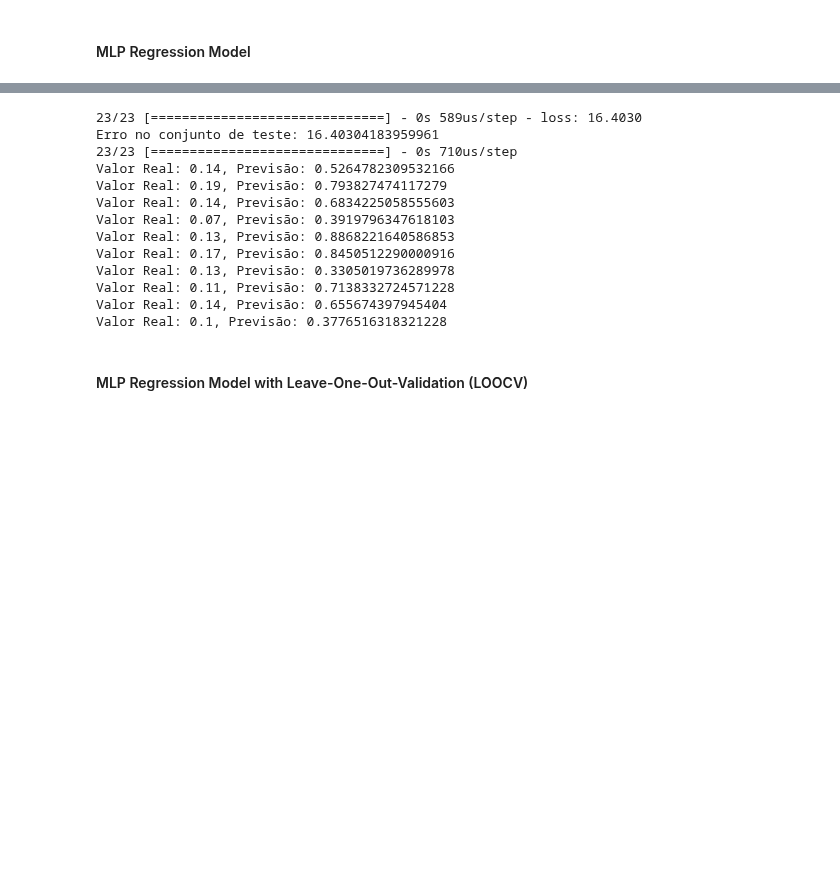
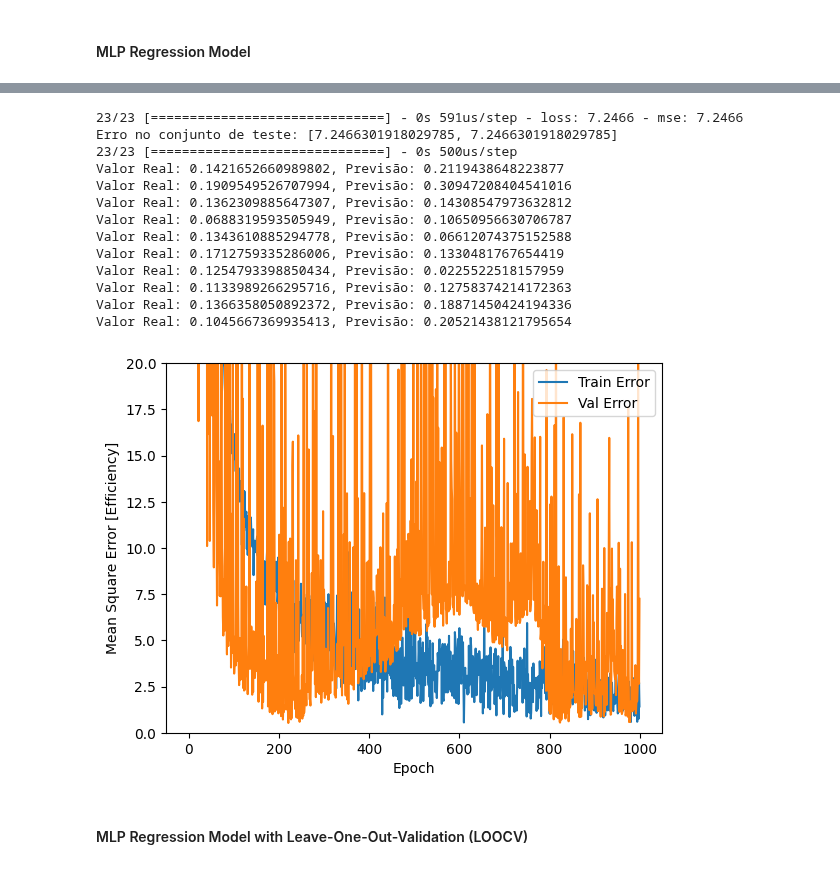
Before and after one commit to matheusslr/pascal-model-tcc, a Jupyter notebook: train.ipynb, the cells around one changed output, grey strips where cells are left out. Cells and saved outputs as stored; diff of their text form; code cells hidden in the pictures; blank space fills up the shorter version.

Commit message:
feat: new models

```diff
--- a/train.ipynb
+++ b/train.ipynb
@@ -17,7 +19,7 @@ from sklearn.metrics import mean_squared_error
 # %%
 df_clean = pd.read_csv("dataset/clean_data.csv")
 
-df_clean = df_clean.round(decimals=2)
+# df_clean = df_clean.round(decimals=2)
 
 # df_clean['cores'] = df_clean['cores']/df_clean['cores'].max()
 df_clean['input'] = df_clean['input']/df_clean['input'].max()
@@ -40,15 +42,16 @@ X_train, X_test, y_train, y_test = train_test_split(X, y, test_size=0.30, random
 learning_rate = 0.00001
 input_shape = (X_train.shape[1],)
 
-# callback = EarlyStopping(monitor="loss", patience=20)
+# callback = EarlyStopping(monitor="loss", patience=30)
 
 model = tf.keras.Sequential()
-model.add(tf.keras.layers.Dense(16, activation='relu', input_shape = input_shape))
-model.add(tf.keras.layers.Dense(8, activation='relu'))
+model.add(tf.keras.layers.Dense(64, activation='relu', input_shape = input_shape))
+model.add(tf.keras.layers.Dense(64, activation='relu'))
 model.add(tf.keras.layers.Dense(1, activation='linear'))
 
-# Compile the model
-model.compile(optimizer='adam', loss='mean_squared_error')
+optimizer = tf.keras.optimizers.RMSprop(0.001)
+
+model.compile(optimizer=optimizer, loss='mse', metrics=['mse'])
 
 history = model.fit(X_train, y_train, batch_size=32, epochs=1000, verbose=2, validation_data=(X_test, y_test))
 # %% [output]
@@ -78,19 +81,39 @@ predictions = model.predict(X_test)
 for i in range(10):
     print(f'Valor Real: {y_test[i]}, Previsão: {predictions[i][0]}')
 # %% [output]
-23/23 [==============================] - 0s 589us/step - loss: 16.4030
-Erro no conjunto de teste: 16.40304183959961
-23/23 [==============================] - 0s 710us/step
-Valor Real: 0.14, Previsão: 0.5264782309532166
-Valor Real: 0.19, Previsão: 0.793827474117279
-Valor Real: 0.14, Previsão: 0.6834225058555603
-Valor Real: 0.07, Previsão: 0.3919796347618103
-Valor Real: 0.13, Previsão: 0.8868221640586853
-Valor Real: 0.17, Previsão: 0.8450512290000916
-Valor Real: 0.13, Previsão: 0.3305019736289978
-Valor Real: 0.11, Previsão: 0.7138332724571228
-Valor Real: 0.14, Previsão: 0.655674397945404
-Valor Real: 0.1, Previsão: 0.3776516318321228
+23/23 [==============================] - 0s 591us/step - loss: 7.2466 - mse: 7.2466
+Erro no conjunto de teste: [7.2466301918029785, 7.2466301918029785]
+23/23 [==============================] - 0s 500us/step
+Valor Real: 0.1421652660989802, Previsão: 0.2119438648223877
+Valor Real: 0.1909549526707994, Previsão: 0.30947208404541016
+Valor Real: 0.1362309885647307, Previsão: 0.14308547973632812
+Valor Real: 0.0688319593505949, Previsão: 0.10650956630706787
+Valor Real: 0.1343610885294778, Previsão: 0.06612074375152588
+Valor Real: 0.1712759335286006, Previsão: 0.1330481767654419
+Valor Real: 0.1254793398850434, Previsão: 0.0225522518157959
+Valor Real: 0.1133989266295716, Previsão: 0.12758374214172363
+Valor Real: 0.1366358050892372, Previsão: 0.18871450424194336
+Valor Real: 0.1045667369935413, Previsão: 0.20521438121795654
+# %%
+def plot_history(history):
+  hist = pd.DataFrame(history.history)
+  hist['epoch'] = history.epoch
+
+  plt.figure()
+  plt.xlabel('Epoch')
+  plt.ylabel('Mean Square Error [Efficiency]')
+  plt.plot(hist['epoch'], hist['mse'],
+           label='Train Error')
+  plt.plot(hist['epoch'], hist['val_mse'],
+           label = 'Val Error')
+  plt.ylim([0,20])
+  plt.legend()
+  plt.show()
+
+
+plot_history(history)
+# %% [output]
+[figure, added]
 # %% [markdown]
 #### MLP Regression Model with Leave-One-Out-Validation (LOOCV)
 # %%
```
Also changed, not shown: parts of 4 cells of this notebook, 3 other files.
